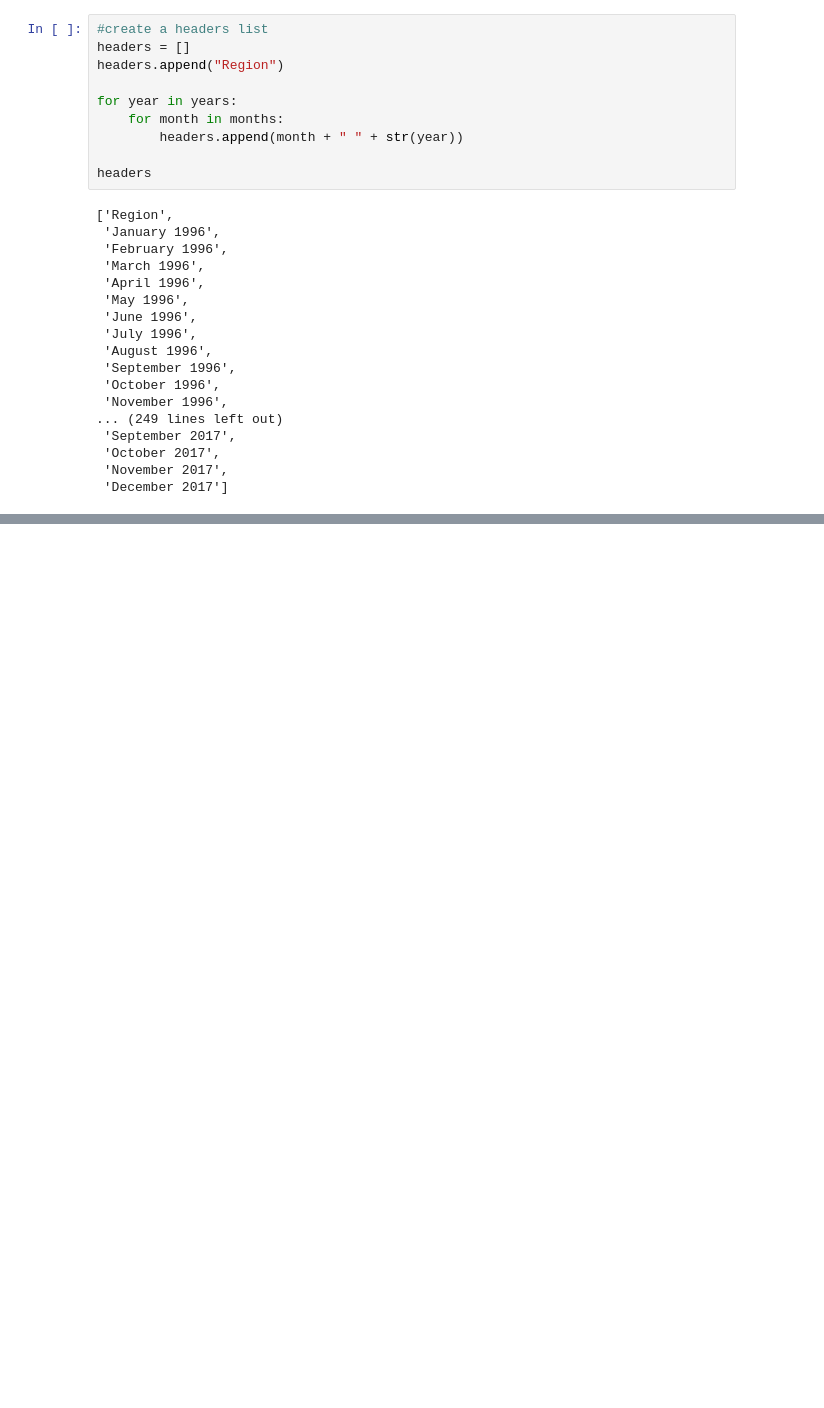
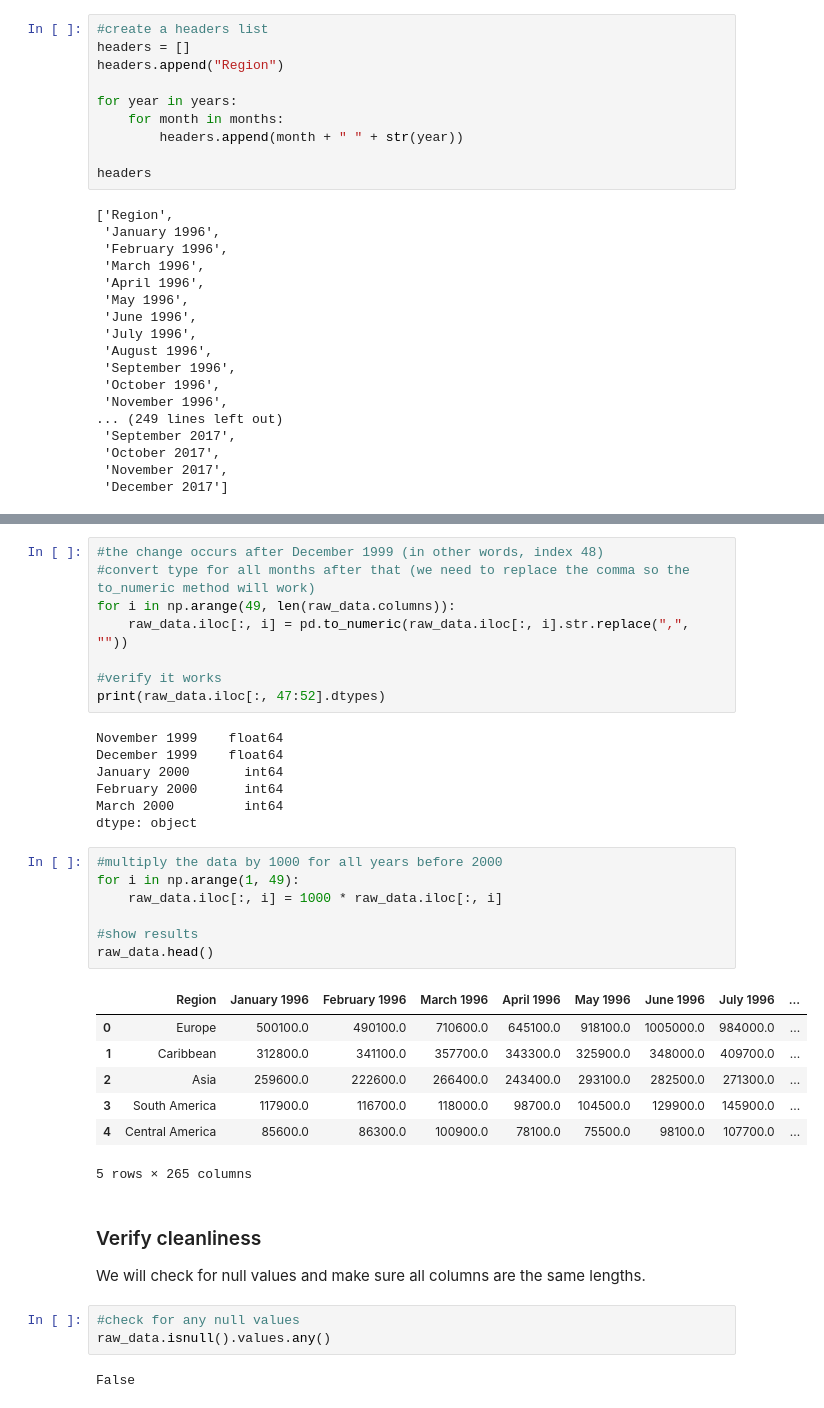
Before and after one commit to ejhagee/Project-One, a Jupyter notebook: data cleaning code/airline departures cleanup.ipynb, the cells around one changed output, grey strips where cells are left out. Drawn from its saved outputs; the diff is of its cells as text; blank space fills up the shorter version.

Commit message:
Added a cleaned set of airline departure data with headers.

```diff
--- a/data cleaning code/airline departures cleanup.ipynb
+++ b/data cleaning code/airline departures cleanup.ipynb
@@ -80,0 +123,38 @@ ValueError: Length mismatch: Expected axis has 253 elements, new values have 265
+# %%
+#the change occurs after December 1999 (in other words, index 48)
+#convert type for all months after that (we need to replace the comma so the to_numeric method will work)
+for i in np.arange(49, len(raw_data.columns)):
+    raw_data.iloc[:, i] = pd.to_numeric(raw_data.iloc[:, i].str.replace(",", ""))
+
+#verify it works
+print(raw_data.iloc[:, 47:52].dtypes)
+# %% [output]
+November 1999    float64
+December 1999    float64
+January 2000       int64
+February 2000      int64
+March 2000         int64
+dtype: object
+# %%
+#multiply the data by 1000 for all years before 2000
+for i in np.arange(1, 49):
+    raw_data.iloc[:, i] = 1000 * raw_data.iloc[:, i]
+
+#show results
+raw_data.head()
+# %% [output]
+|  | Region | January 1996 | February 1996 | March 1996 | April 1996 | May 1996 | June 1996 | July 1996 | ... |
+| 0 | Europe | 500100.0 | 490100.0 | 710600.0 | 645100.0 | 918100.0 | 1005000.0 | 984000.0 | ... |
+| 1 | Caribbean | 312800.0 | 341100.0 | 357700.0 | 343300.0 | 325900.0 | 348000.0 | 409700.0 | ... |
+| 2 | Asia | 259600.0 | 222600.0 | 266400.0 | 243400.0 | 293100.0 | 282500.0 | 271300.0 | ... |
+| 3 | South America | 117900.0 | 116700.0 | 118000.0 | 98700.0 | 104500.0 | 129900.0 | 145900.0 | ... |
+| 4 | Central America | 85600.0 | 86300.0 | 100900.0 | 78100.0 | 75500.0 | 98100.0 | 107700.0 | ... |
+5 rows × 265 columns
+# %% [markdown]
+### Verify cleanliness
+We will check for null values and make sure all columns are the same lengths.
+# %%
+#check for any null values
+raw_data.isnull().values.any()
+# %% [output]
+False
```
Also changed, not shown: parts of 11 cells of this notebook, 1 other file.
